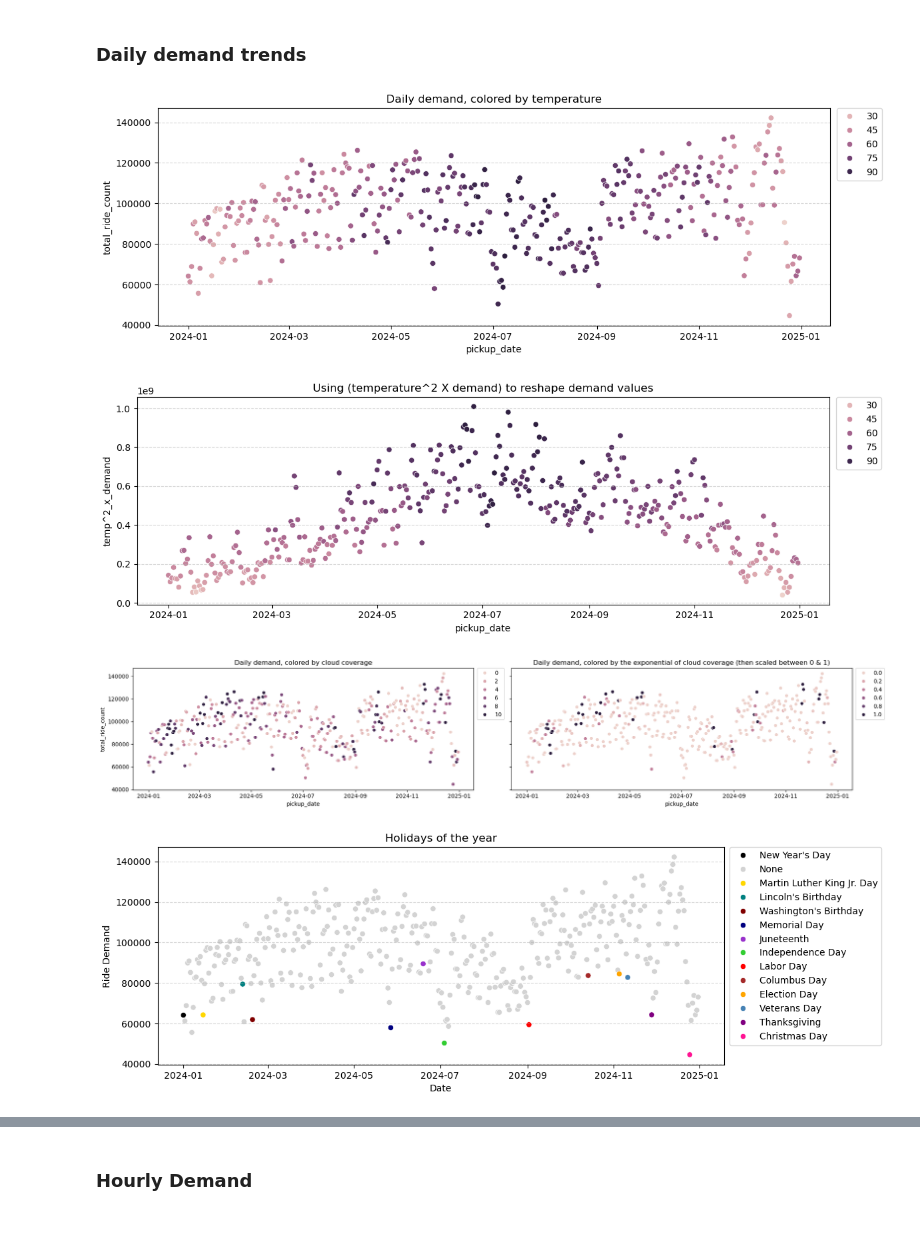
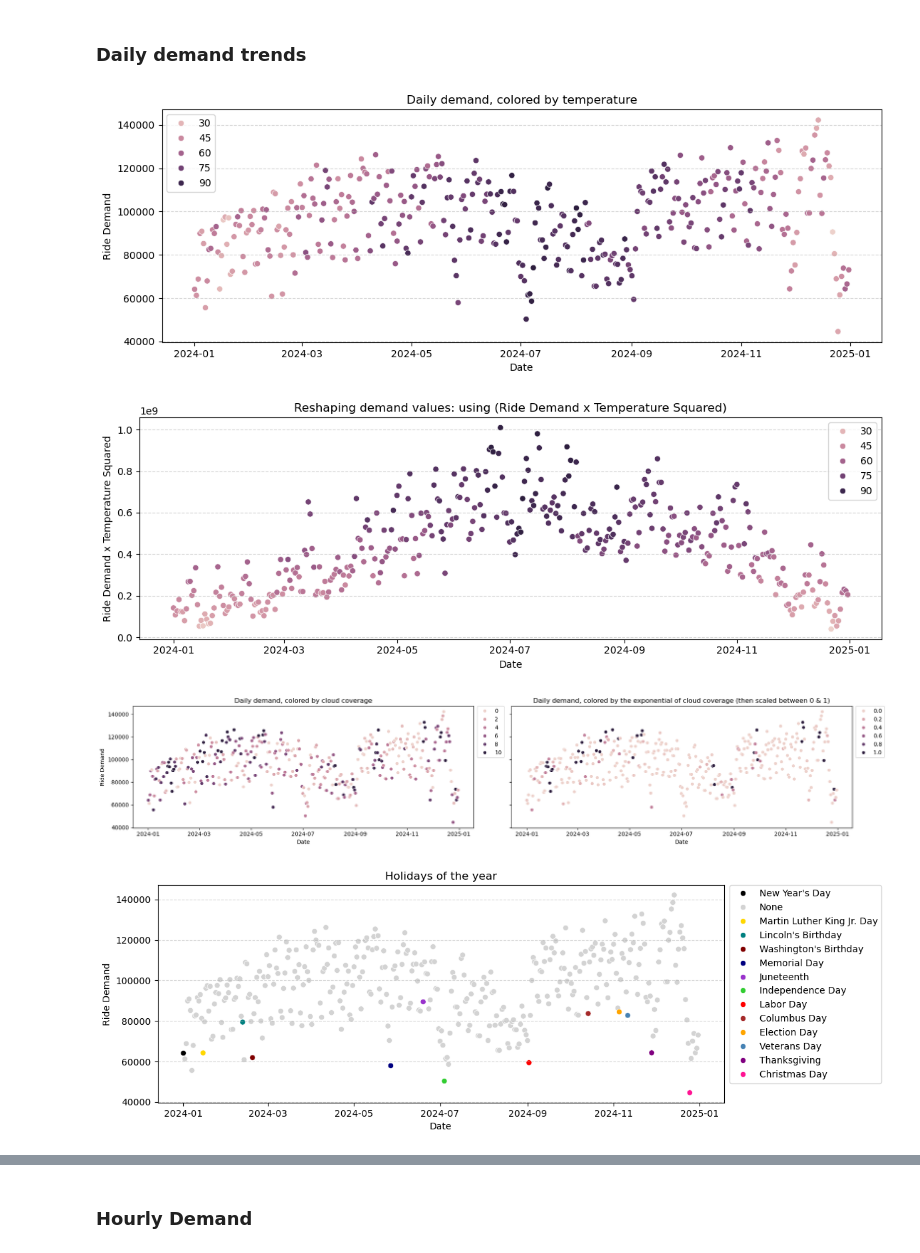
Before and after one commit to emma123456789102/Machine-Learning-Taxi-, a Jupyter notebook: notebook_demand.ipynb, the cells around one changed output, grey strips where cells are left out. Saved outputs shown, nothing was run; the diff lists cells and outputs as text; code cells hidden in the pictures; blank space fills up the shorter version.

Commit message:
graph updates & taxi zones shapefile

```diff
--- a/notebook_demand.ipynb
+++ b/notebook_demand.ipynb
@@ -640,6 +640,9 @@ sns.scatterplot(daily, x='pickup_date', y='total_ride_count', hue='max_temp')
 plt.legend(bbox_to_anchor=(1.01, 1), loc='upper left', borderaxespad=0)
 plt.tight_layout()
 plt.title("Daily demand, colored by temperature")
+plt.xlabel("Date")
+plt.ylabel("Ride Demand")
+plt.legend(title="Temperature, Fahrenheit")
 plt.grid(axis="y", linestyle="--", alpha=0.5)
 plt.show()
 
@@ -647,8 +650,11 @@ plt.figure(figsize=(12, 4))
 sns.scatterplot(daily, x='pickup_date', y='temp^2_x_demand', hue='max_temp')
 plt.legend(bbox_to_anchor=(1.01, 1), loc='upper left', borderaxespad=0)
 plt.tight_layout()
-plt.title("Using (temperature^2 X demand) to reshape demand values")
+plt.title("Reshaping demand values: using (Ride Demand x Temperature Squared)")
 plt.grid(axis="y", linestyle="--", alpha=0.5)
+plt.xlabel("Date")
+plt.ylabel("Ride Demand x Temperature Squared")
+plt.legend(title="Temperature, Fahrenheit")
 plt.show()
 
 # Cloud cover & Windspeed saying similar things; can they be combined?
@@ -659,9 +665,12 @@ fig, axes = plt.subplots(1, 2, figsize=(20, 4), sharey=True)
 sns.scatterplot(daily, x='pickup_date', y='total_ride_count', hue='cloud_coverage', ax=axes[0])
 axes[0].legend(bbox_to_anchor=(1.01, 1), loc='upper left', borderaxespad=0)
 axes[0].set_title("Daily demand, colored by cloud coverage")
+axes[0].set_xlabel("Date")
+axes[0].set_ylabel("Ride Demand")
 sns.scatterplot(daily, x='pickup_date', y='total_ride_count', hue='scaled_exp_cloud_cover', ax=axes[1])
 axes[1].legend(bbox_to_anchor=(1.01, 1), loc='upper left', borderaxespad=0)
 axes[1].set_title("Daily demand, colored by the exponential of cloud coverage (then scaled between 0 & 1)")
+axes[1].set_xlabel("Date")
 plt.tight_layout()
 plt.show()
 
@@ -684,37 +693,37 @@ palette = {
 }
 plt.figure(figsize=(12, 4))
 sns.scatterplot(daily, x='pickup_date', y='total_ride_count', hue='holiday', palette=palette)
 plt.legend(bbox_to_anchor=(1.01, 1), loc='upper left', borderaxespad=0)
 plt.tight_layout()
 plt.title("Holidays of the year")
 plt.xlabel("Date")
 plt.ylabel("Ride Demand")
 plt.grid(axis="y", linestyle="--", alpha=0.5)
 plt.show()
 
 # Days of week
 palette = {
-    'Monday': "orange",
+    'Monday': "crimson",
     'Tuesday': 'lightgrey',
     'Wednesday': 'lightgrey',
-    'Thursday': 'purple',
+    'Thursday': 'seagreen',
     'Friday': 'lightgrey',
-    'Saturday': 'pink',
+    'Saturday': 'dodgerblue',
     'Sunday': 'lightgrey',
 }
 plt.figure(figsize=(12, 4))
 sns.scatterplot(daily, x='pickup_date', y='total_ride_count', hue='day', palette=palette)
 plt.legend(bbox_to_anchor=(1.01, 1), loc='upper left', borderaxespad=0)
 plt.tight_layout()
 plt.title("I hate Mondays")
 plt.xlabel("Date")
 plt.ylabel("Ride Demand")
 plt.grid(axis="y", linestyle="--", alpha=0.5)
 plt.show()
 
 del daily
 # %% [output]
-[figure, old version]
+[figure, new version]
-[figure, old version]
+[figure, new version]
-[figure, old version]
+[figure, new version]
 [figure]
```
Also changed, not shown: parts of 3 cells of this notebook, 4 other files.
